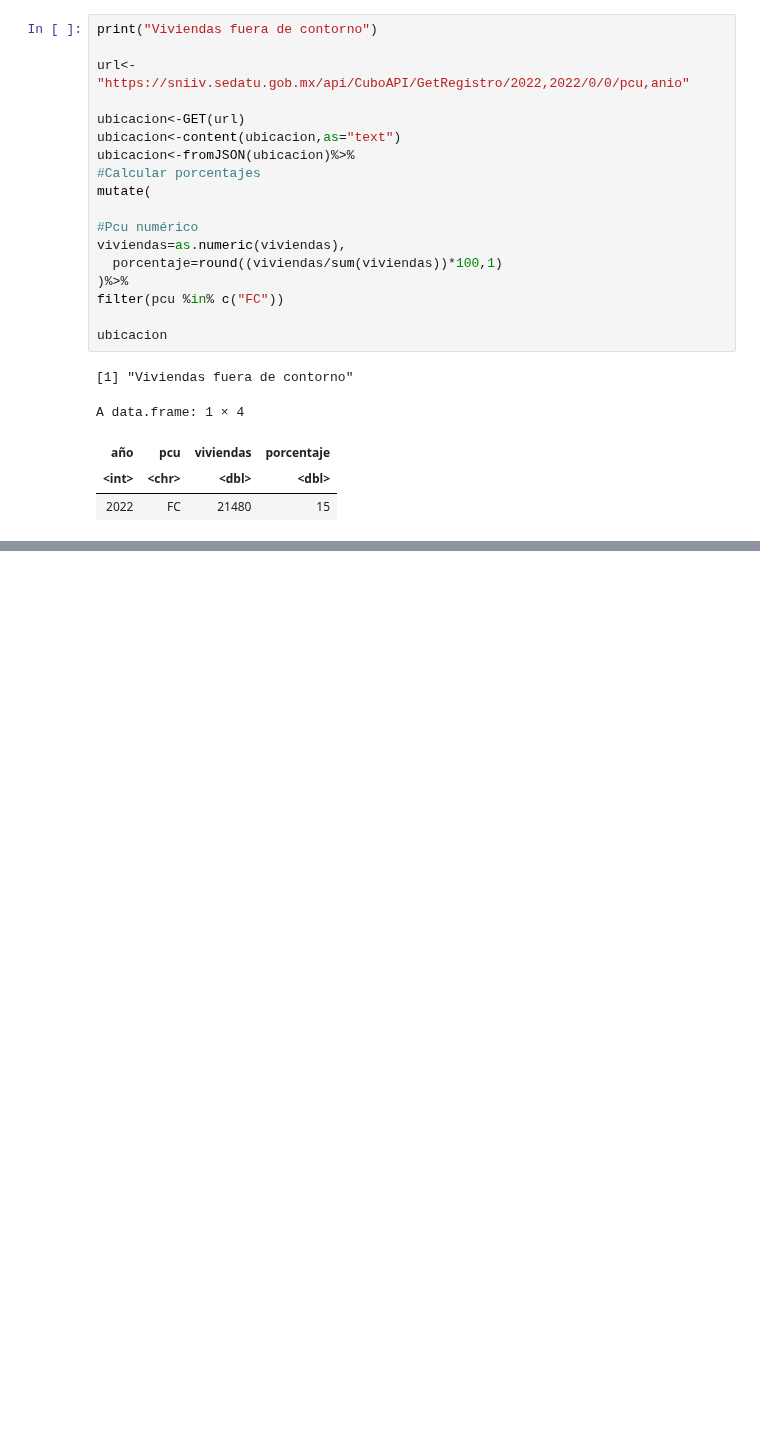
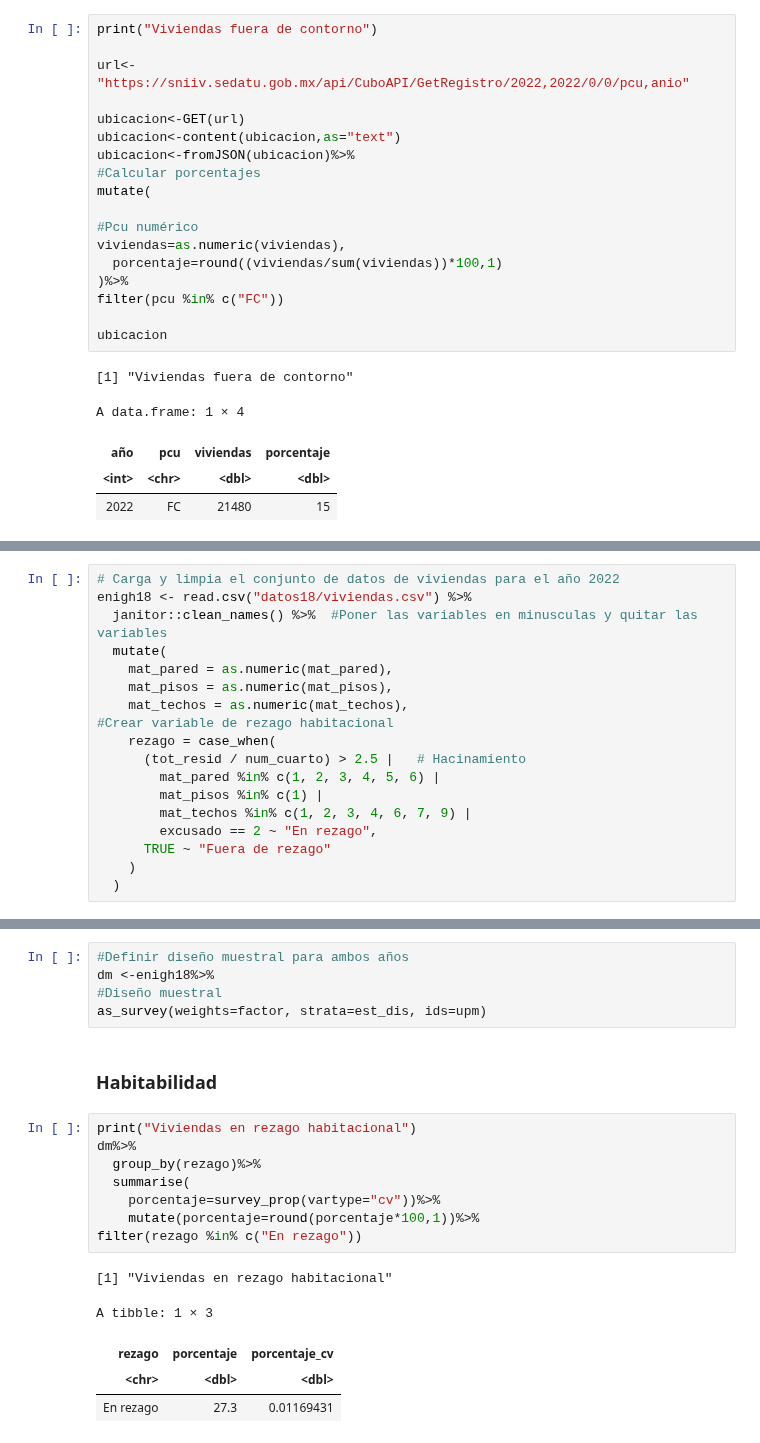
Before and after one commit to claudiodanielpc/datavivi, a Jupyter notebook: siete_elementos_viv.ipynb, the cells around one changed output, grey strips where cells are left out. Saved outputs shown, nothing was run; the diff lists cells and outputs as text; blank space fills up the shorter version.

```diff
--- a/siete_elementos_viv.ipynb
+++ b/siete_elementos_viv.ipynb
@@ -322,0 +335,18 @@ A data.frame: 1 × 4
+# %%
+# Carga y limpia el conjunto de datos de viviendas para el año 2022
+enigh18 <- read.csv("datos18/viviendas.csv") %>%
+  janitor::clean_names() %>%  #Poner las variables en minusculas y quitar las variables
+  mutate(
+    mat_pared = as.numeric(mat_pared),
+    mat_pisos = as.numeric(mat_pisos),
+    mat_techos = as.numeric(mat_techos),
+#Crear variable de rezago habitacional
+    rezago = case_when(
+      (tot_resid / num_cuarto) > 2.5 |   # Hacinamiento
+        mat_pared %in% c(1, 2, 3, 4, 5, 6) |
+        mat_pisos %in% c(1) |
+        mat_techos %in% c(1, 2, 3, 4, 6, 7, 9) |
+        excusado == 2 ~ "En rezago",
+      TRUE ~ "Fuera de rezago"
+    )
+  )
@@ -322,0 +359,21 @@ A data.frame: 1 × 4
+# %%
+#Definir diseño muestral para ambos años
+dm <-enigh18%>%
+#Diseño muestral
+as_survey(weights=factor, strata=est_dis, ids=upm)
+# %% [markdown]
+###  Habitabilidad
+# %%
+print("Viviendas en rezago habitacional")
+dm%>%
+  group_by(rezago)%>%
+  summarise(
+    porcentaje=survey_prop(vartype="cv"))%>%
+    mutate(porcentaje=round(porcentaje*100,1))%>%
+filter(rezago %in% c("En rezago"))
+# %% [output]
+[1] "Viviendas en rezago habitacional"
+A tibble: 1 × 3
+| rezago | porcentaje | porcentaje_cv |
+| <chr> | <dbl> | <dbl> |
+| En rezago | 27.3 | 0.01169431 |
```
Also changed, not shown: parts of 17 cells of this notebook.
